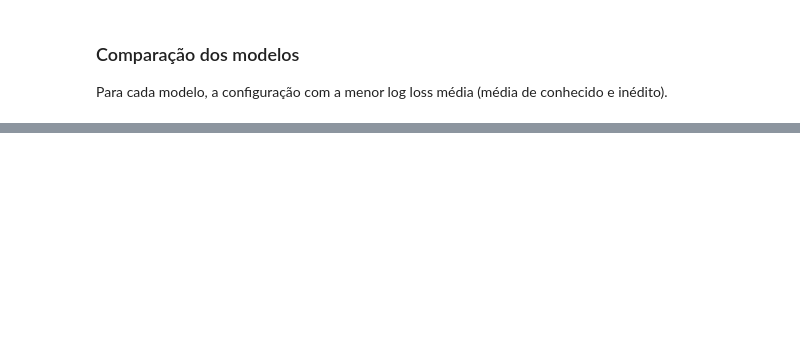
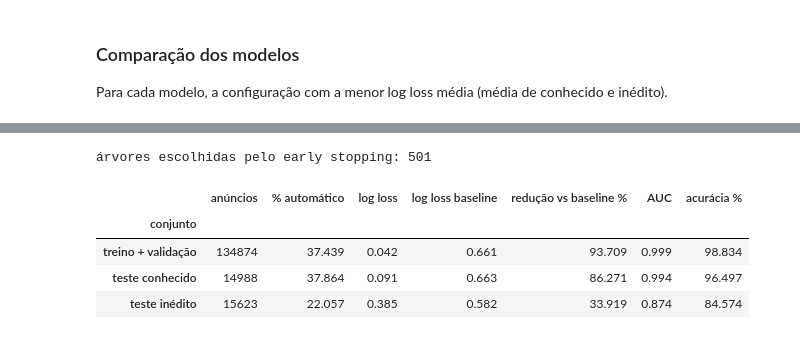
Before and after one commit to antoniosdiass-coder/projeto1, a Jupyter notebook: projeto1.ipynb, the cells around one changed output, grey strips where cells are left out. Saved outputs shown, nothing was run; the diff lists cells and outputs as text; code cells hidden in the pictures; blank space fills up the shorter version.

```diff
--- a/projeto1.ipynb
+++ b/projeto1.ipynb
@@ -3134,0 +3213,43 @@ comparacao_cambio.round(3)
+# %%
+# Treino + validação juntos (os ref_codes do teste inédito continuam fora)
+treino_final_cambio = pd.concat([treino_cambio, val_conhecido_cambio, val_inedito_cambio])
+
+
+def modelo_hgb_cambio():
+    """A configuração vencedora da validação do Modelo 2."""
+    return Pipeline([("prep", preproc_hgb()),
+                     ("modelo", HistGradientBoostingClassifier(
+                         max_leaf_nodes=127, learning_rate=0.1, max_iter=1000,
+                         early_stopping=True, n_iter_no_change=20,
+                         categorical_features=list(range(len(CATEGORICAS))), random_state=42))])
+
+
+X_trf_cambio, y_trf_cambio = X_y_cambio(treino_final_cambio)
+modelo_cambio = modelo_hgb_cambio().fit(X_trf_cambio, y_trf_cambio)
+
+# ÚNICA avaliação do Modelo 2 no teste
+X_tc_cambio, y_tc_cambio = X_y_cambio(teste_conhecido_cambio)
+X_ti_cambio, y_ti_cambio = X_y_cambio(teste_inedito_cambio)
+
+p_base = y_trf_cambio.mean()   # a baseline: sempre a proporção de automáticos do treino
+linhas_cambio = []
+for nome, X, y in [("treino + validação", X_trf_cambio, y_trf_cambio),
+                   ("teste conhecido", X_tc_cambio, y_tc_cambio),
+                   ("teste inédito", X_ti_cambio, y_ti_cambio)]:
+    ll, auc, acc = metricas_cambio(modelo_cambio, X, y)
+    ll_base = log_loss(y, np.full(len(y), p_base))
+    linhas_cambio.append({"conjunto": nome, "anúncios": len(y), "% automático": y.mean() * 100,
+                          "log loss": ll, "log loss baseline": ll_base,
+                          "redução vs baseline %": (1 - ll / ll_base) * 100,
+                          "AUC": auc, "acurácia %": acc * 100})
+
+print("árvores escolhidas pelo early stopping:", modelo_cambio.named_steps["modelo"].n_iter_)
+resultado_teste_cambio = pd.DataFrame(linhas_cambio).set_index("conjunto").round(3)
+resultado_teste_cambio
+# %% [output]
+árvores escolhidas pelo early stopping: 501
+|  | anúncios | % automático | log loss | log loss baseline | redução vs baseline % | AUC | acurácia % |
+| conjunto |  |  |  |  |  |  |  |
+| treino + validação | 134874 | 37.439 | 0.042 | 0.661 | 93.709 | 0.999 | 98.834 |
+| teste conhecido | 14988 | 37.864 | 0.091 | 0.663 | 86.271 | 0.994 | 96.497 |
+| teste inédito | 15623 | 22.057 | 0.385 | 0.582 | 33.919 | 0.874 | 84.574 |
```
Also changed, not shown: parts of 19 cells of this notebook, 2 other files.
